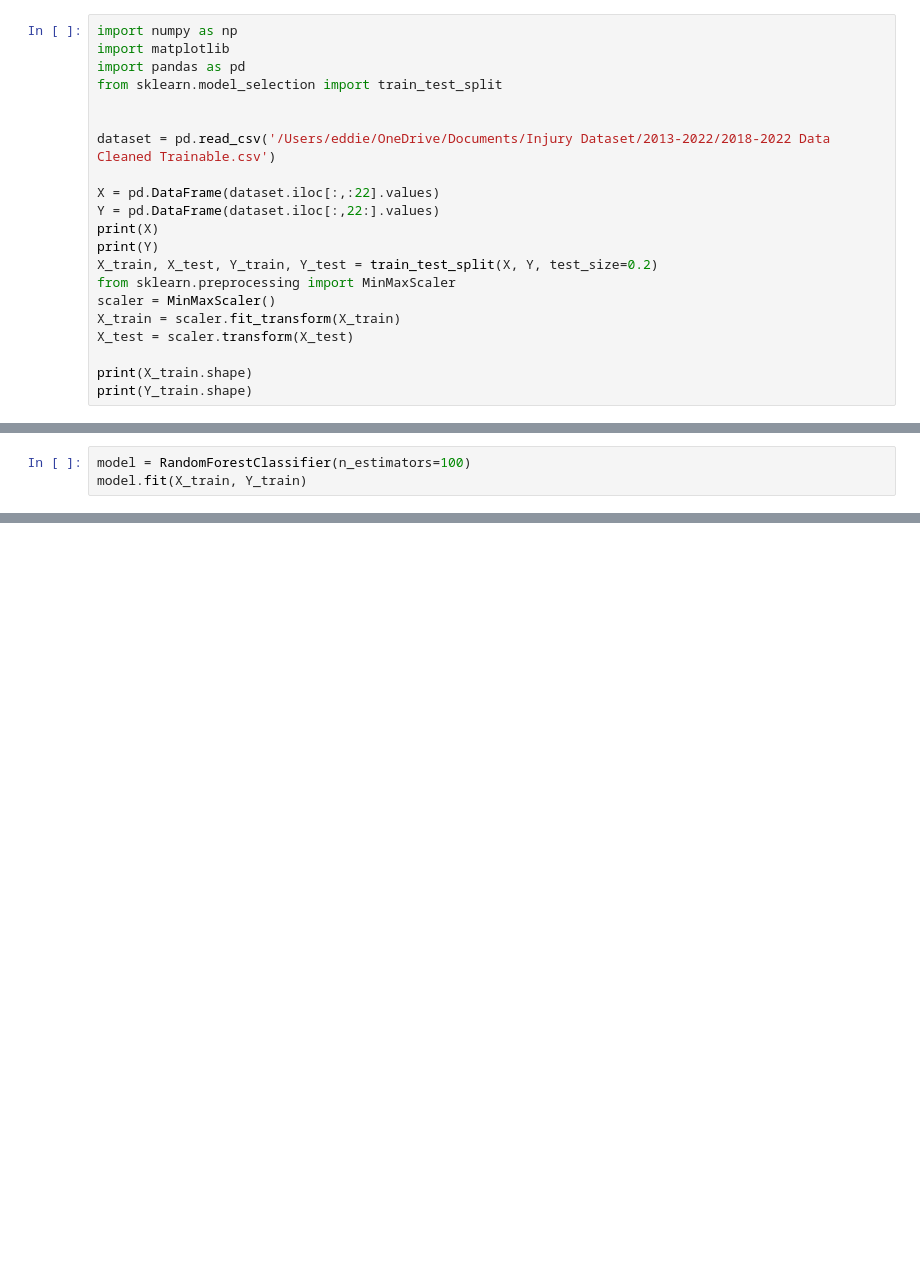
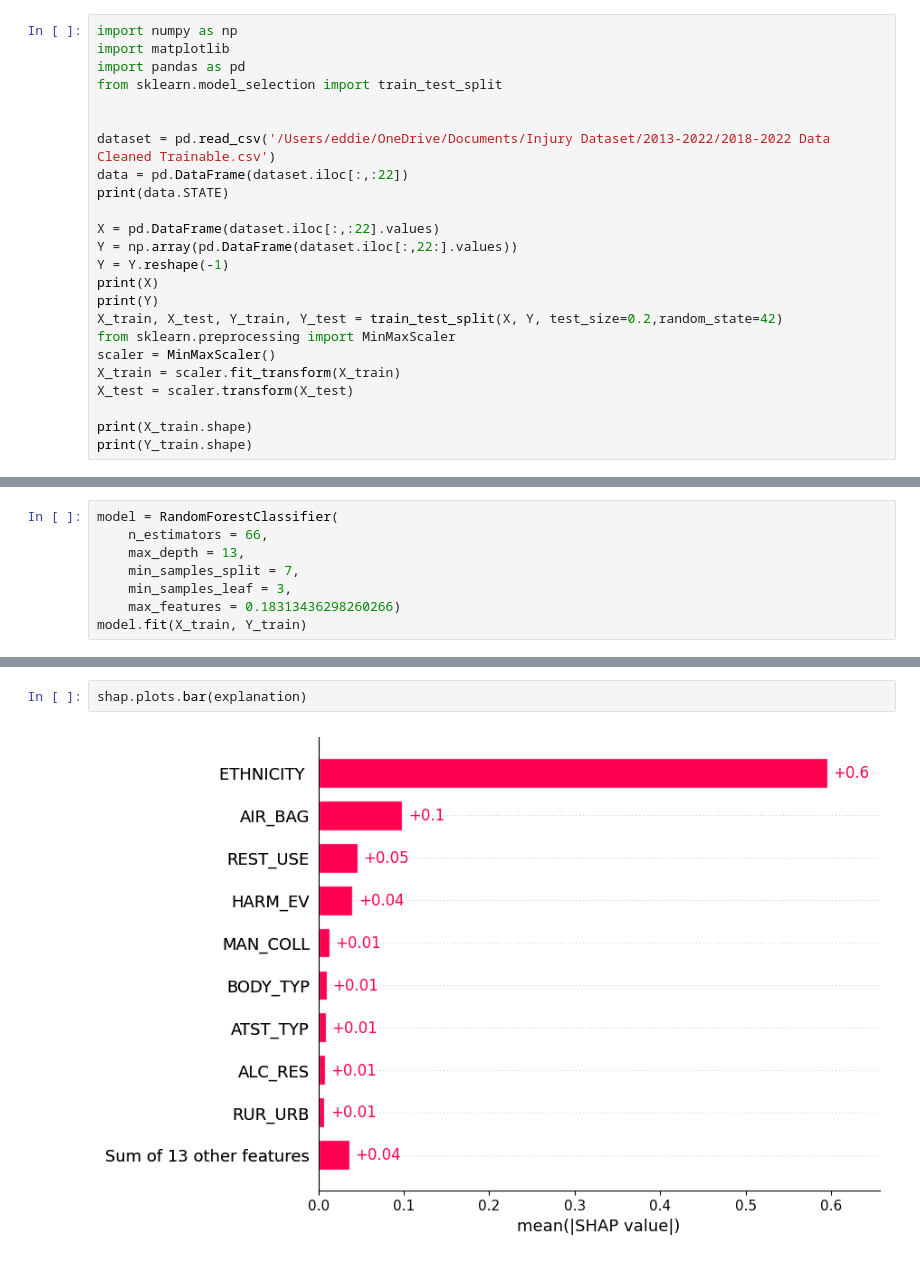
Before and after one commit to EddieZ18326/SSTP-Injury-Projects, a Jupyter notebook: Driver/Ensemble/Bagging/RF.ipynb, the cells around one changed output, grey strips where cells are left out. Cells and saved outputs as stored; diff of their text form; blank space fills up the shorter version.

```diff
--- a/Driver/Ensemble/Bagging/RF.ipynb
+++ b/Driver/Ensemble/Bagging/RF.ipynb
@@ -6,12 +6,15 @@ from sklearn.model_selection import train_test_split
 
 
 dataset = pd.read_csv('/Users/eddie/OneDrive/Documents/Injury Dataset/2013-2022/2018-2022 Data Cleaned Trainable.csv')
+data = pd.DataFrame(dataset.iloc[:,:22])
+print(data.STATE)
 
 X = pd.DataFrame(dataset.iloc[:,:22].values)
-Y = pd.DataFrame(dataset.iloc[:,22:].values)
+Y = np.array(pd.DataFrame(dataset.iloc[:,22:].values))
+Y = Y.reshape(-1)
 print(X)
 print(Y)
-X_train, X_test, Y_train, Y_test = train_test_split(X, Y, test_size=0.2)
+X_train, X_test, Y_train, Y_test = train_test_split(X, Y, test_size=0.2,random_state=42)
 from sklearn.preprocessing import MinMaxScaler
 scaler = MinMaxScaler()
 X_train = scaler.fit_transform(X_train)
@@ -31,3 +121,8 @@ from sklearn.ensemble import RandomForestClassifier
 # %%
-model = RandomForestClassifier(n_estimators=100)
+model = RandomForestClassifier(
+    n_estimators = 66,
+    max_depth = 13,
+    min_samples_split = 7,
+    min_samples_leaf = 3,
+    max_features = 0.18313436298260266)
 model.fit(X_train, Y_train)
@@ -53,0 +171,4 @@ shap.plots.beeswarm(explanation)
+# %%
+shap.plots.bar(explanation)
+# %% [output]
+[figure, added]
```
Also changed, not shown: parts of 11 cells of this notebook, 54 other files.
